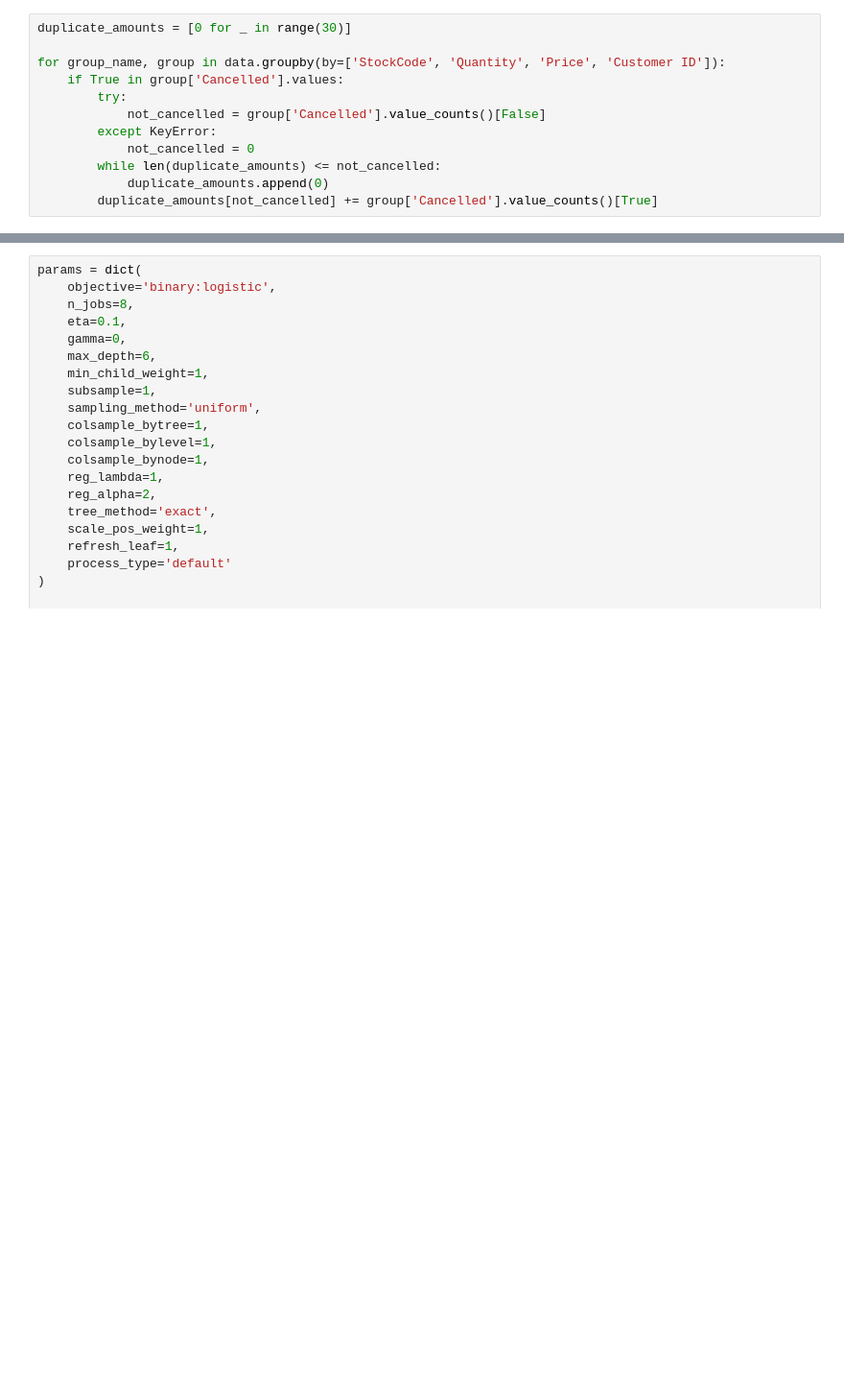
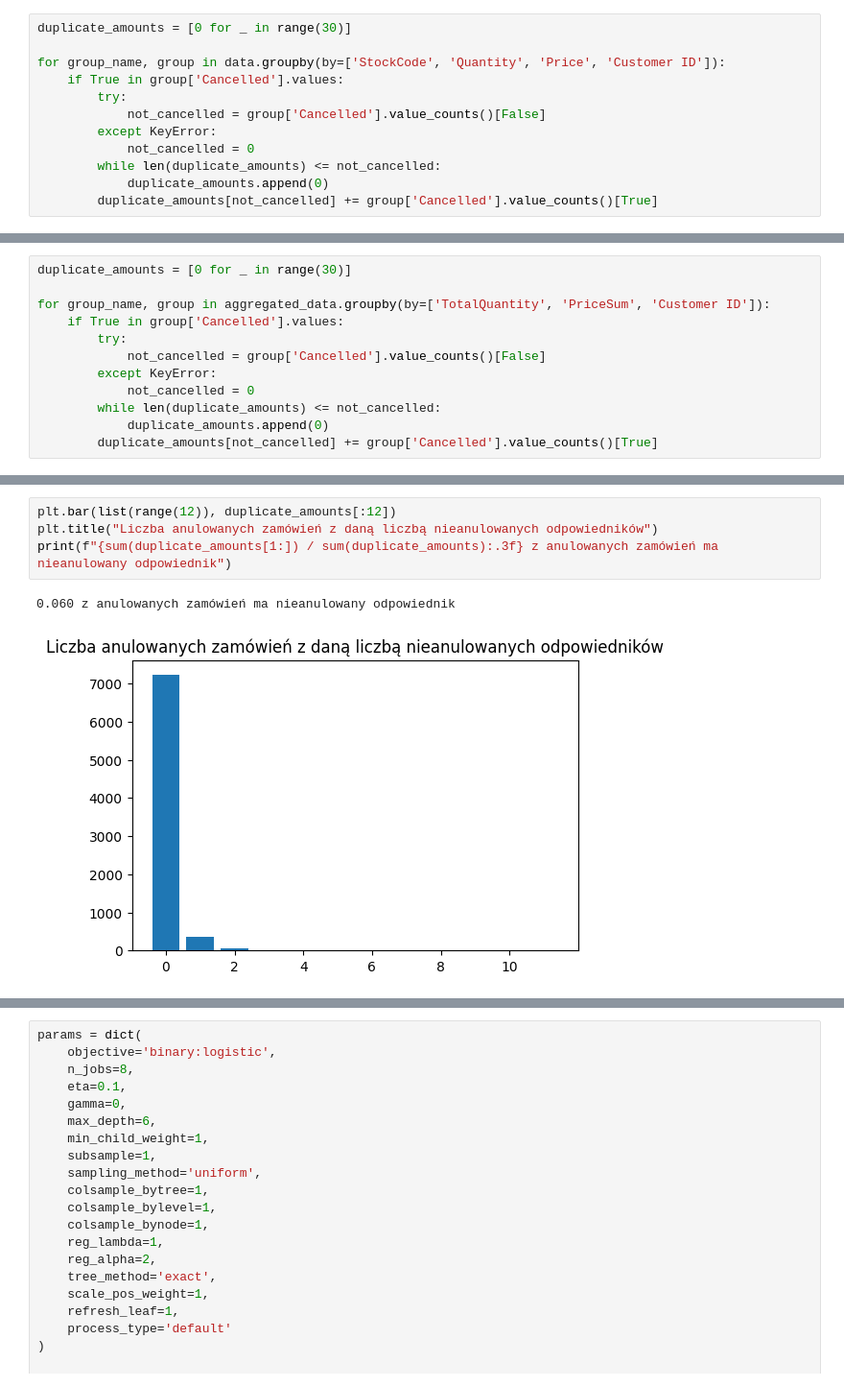
Before and after one commit to AdamGetBackToWork/WhateverBHL, a Jupyter notebook: main.ipynb, the cells around one changed output, grey strips where cells are left out. Shown at 96% size. Saved outputs shown, nothing was run; the diff lists cells and outputs as text; blank space fills up the shorter version.

```diff
--- a/main.ipynb
+++ b/main.ipynb
@@ -231,0 +209,12 @@ agg_data = old_agg_data
+# %%
+duplicate_amounts = [0 for _ in range(30)]
+
+for group_name, group in aggregated_data.groupby(by=['TotalQuantity', 'PriceSum', 'Customer ID']):
+    if True in group['Cancelled'].values:
+        try:
+            not_cancelled = group['Cancelled'].value_counts()[False]
+        except KeyError:
+            not_cancelled = 0
+        while len(duplicate_amounts) <= not_cancelled:
+            duplicate_amounts.append(0)
+        duplicate_amounts[not_cancelled] += group['Cancelled'].value_counts()[True]
@@ -231,0 +230,7 @@ agg_data = old_agg_data
+# %%
+plt.bar(list(range(12)), duplicate_amounts[:12])
+plt.title("Liczba anulowanych zamówień z daną liczbą nieanulowanych odpowiedników")
+print(f"{sum(duplicate_amounts[1:]) / sum(duplicate_amounts):.3f} z anulowanych zamówień ma nieanulowany odpowiednik")
+# %% [output]
+0.060 z anulowanych zamówień ma nieanulowany odpowiednik
+[figure, added]
```
Also changed, not shown: parts of 24 cells of this notebook.
